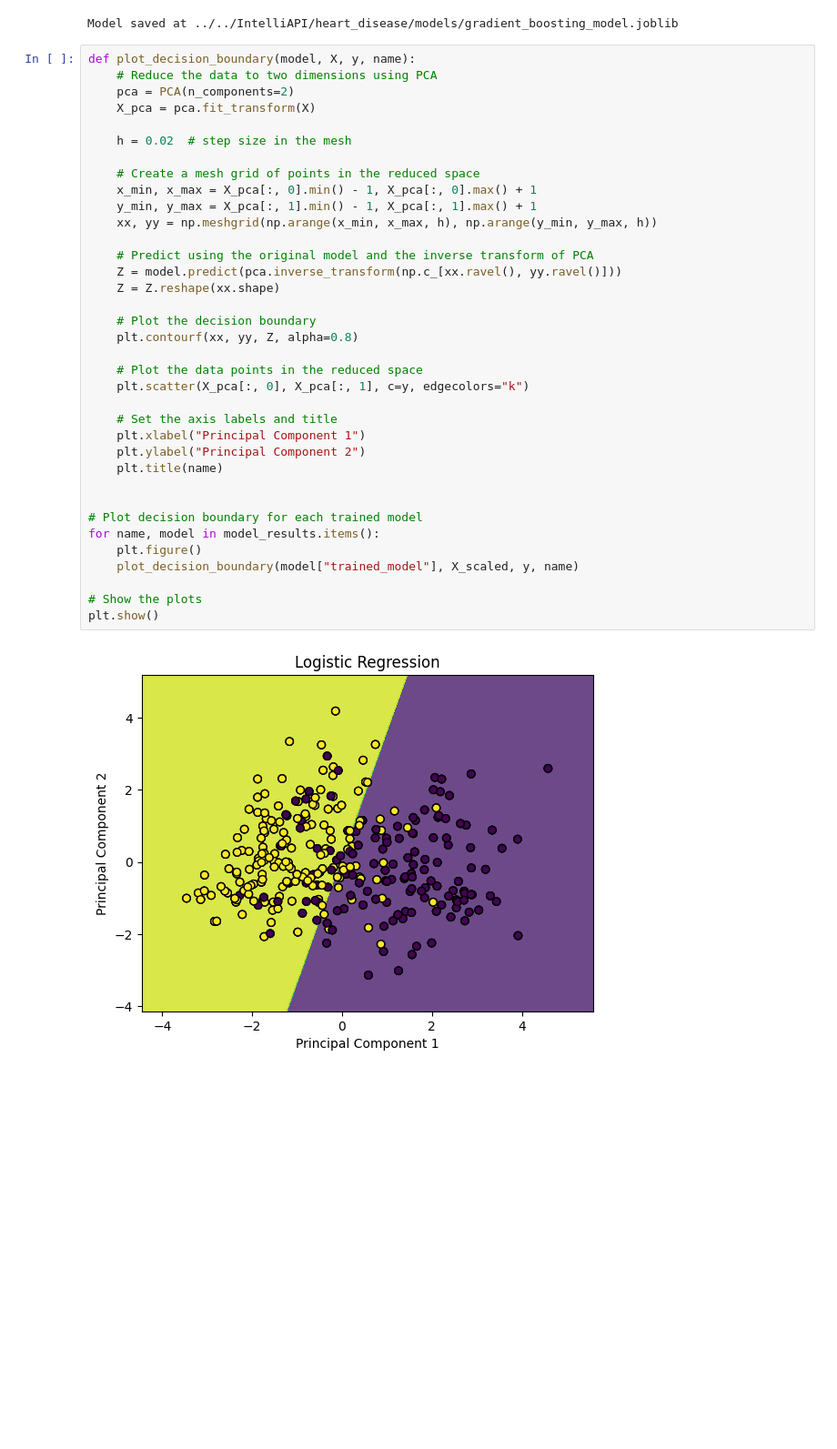
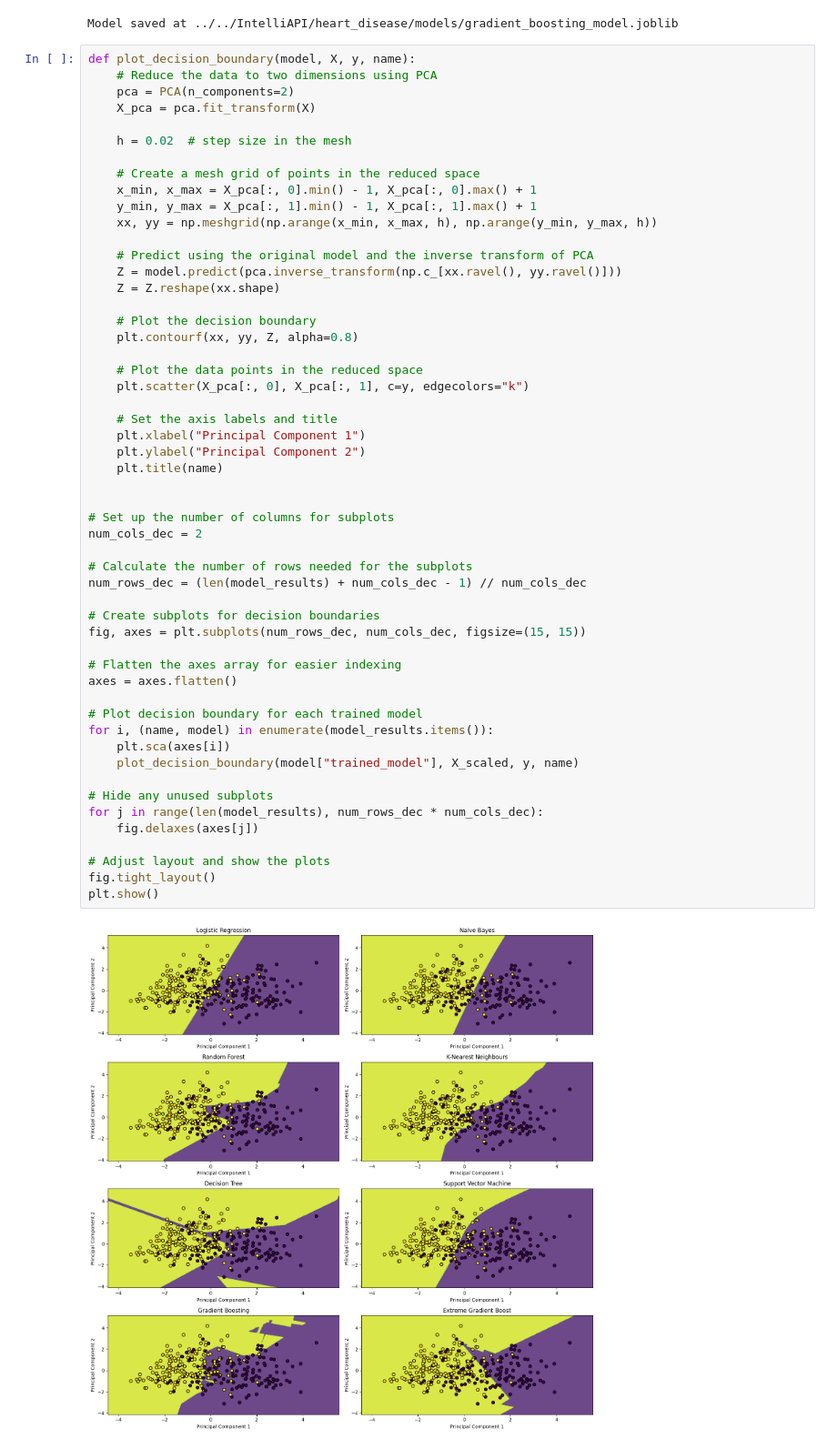
Before and after one commit to asndiallo/MedAI-MultiDataset-Study, a Jupyter notebook: notebooks/heart-disease-2.ipynb, the cells around one changed output. Shown at 91% size. Drawn from its saved outputs; the diff is of its cells as text; blank space fills up the shorter version.

Commit message:
resize figures

```diff
--- a/notebooks/heart-disease-2.ipynb
+++ b/notebooks/heart-disease-2.ipynb
@@ -148,34 +148,51 @@ def plot_decision_boundary(model, X, y, name):
     X_pca = pca.fit_transform(X)
 
     h = 0.02  # step size in the mesh
 
     # Create a mesh grid of points in the reduced space
     x_min, x_max = X_pca[:, 0].min() - 1, X_pca[:, 0].max() + 1
     y_min, y_max = X_pca[:, 1].min() - 1, X_pca[:, 1].max() + 1
     xx, yy = np.meshgrid(np.arange(x_min, x_max, h), np.arange(y_min, y_max, h))
 
     # Predict using the original model and the inverse transform of PCA
     Z = model.predict(pca.inverse_transform(np.c_[xx.ravel(), yy.ravel()]))
     Z = Z.reshape(xx.shape)
 
     # Plot the decision boundary
     plt.contourf(xx, yy, Z, alpha=0.8)
 
     # Plot the data points in the reduced space
     plt.scatter(X_pca[:, 0], X_pca[:, 1], c=y, edgecolors="k")
 
     # Set the axis labels and title
     plt.xlabel("Principal Component 1")
     plt.ylabel("Principal Component 2")
     plt.title(name)
 
 
+# Set up the number of columns for subplots
+num_cols_dec = 2
+
+# Calculate the number of rows needed for the subplots
+num_rows_dec = (len(model_results) + num_cols_dec - 1) // num_cols_dec
+
+# Create subplots for decision boundaries
+fig, axes = plt.subplots(num_rows_dec, num_cols_dec, figsize=(15, 15))
+
+# Flatten the axes array for easier indexing
+axes = axes.flatten()
+
 # Plot decision boundary for each trained model
-for name, model in model_results.items():
-    plt.figure()
+for i, (name, model) in enumerate(model_results.items()):
+    plt.sca(axes[i])
     plot_decision_boundary(model["trained_model"], X_scaled, y, name)
 
-# Show the plots
+# Hide any unused subplots
+for j in range(len(model_results), num_rows_dec * num_cols_dec):
+    fig.delaxes(axes[j])
+
+# Adjust layout and show the plots
+fig.tight_layout()
 plt.show()
 # %% [output]
-[figure, old version]
+[figure, new version]
```
Also changed, not shown: parts of 1 cell of this notebook, 1 other file.
